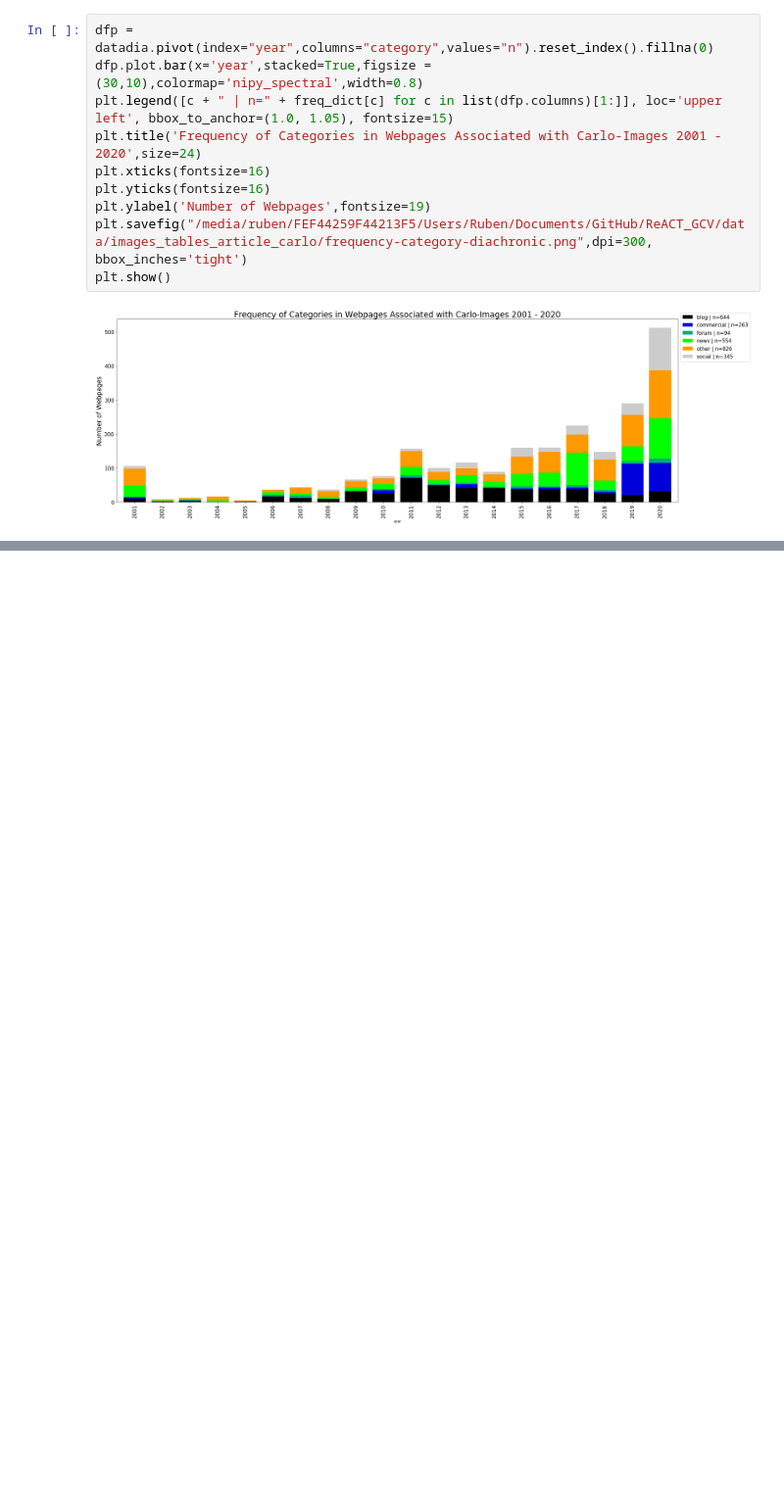
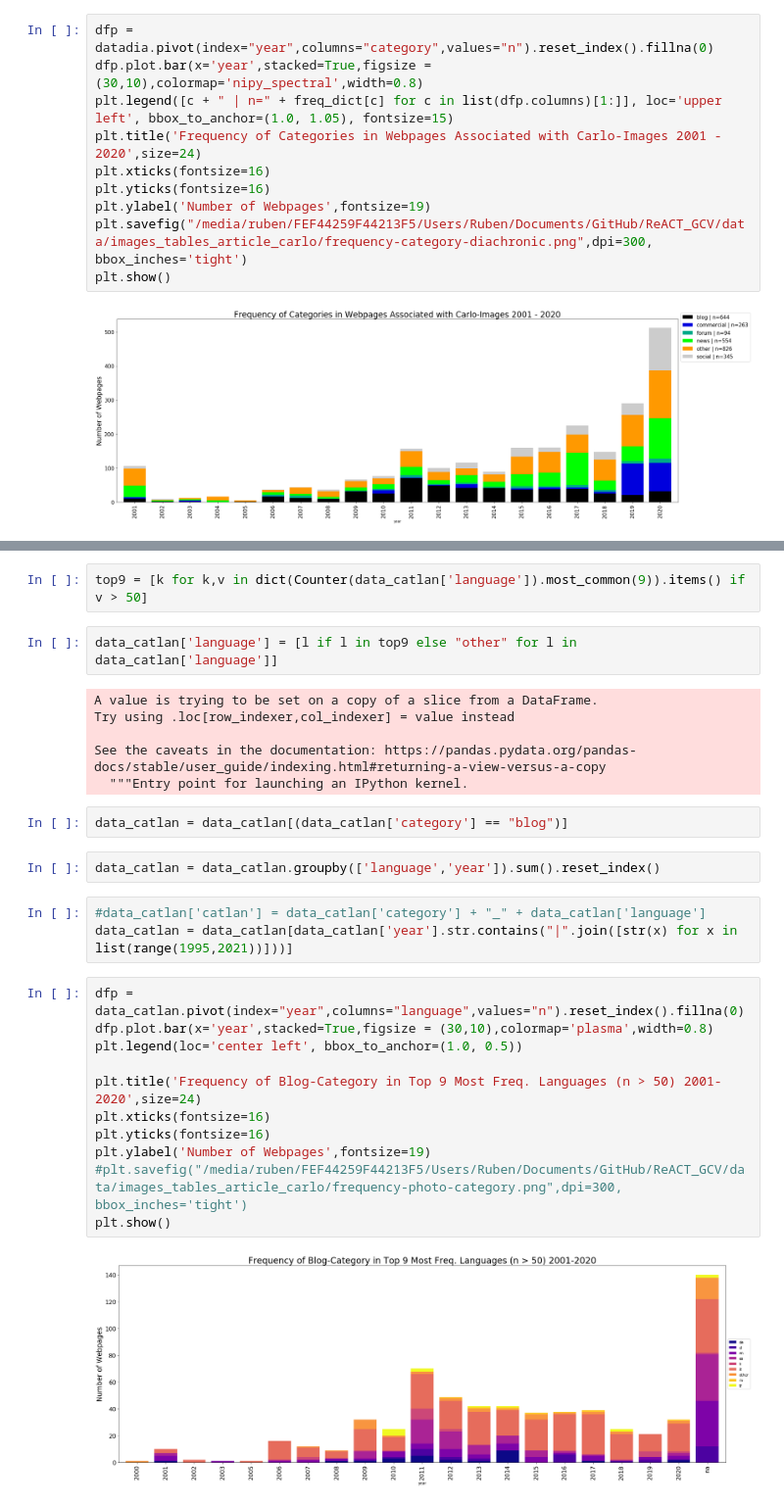
Before and after one commit to rubenros1795/react-gcv-image-analysis, a Jupyter notebook: code/analysis/frequency-categories.ipynb, the cells around one changed output, grey strips where cells are left out. Shown at 98% size. Saved outputs shown, nothing was run; the diff lists cells and outputs as text; blank space fills up the shorter version.

```diff
--- a/code/analysis/frequency-categories.ipynb
+++ b/code/analysis/frequency-categories.ipynb
@@ -123,0 +128,30 @@ plt.show()
+# %%
+top9 = [k for k,v in dict(Counter(data_catlan['language']).most_common(9)).items() if v > 50]
+# %%
+data_catlan['language'] = [l if l in top9 else "other" for l in data_catlan['language']]
+# %% [output]
+A value is trying to be set on a copy of a slice from a DataFrame.
+Try using .loc[row_indexer,col_indexer] = value instead
+
+See the caveats in the documentation: https://pandas.pydata.org/pandas-docs/stable/user_guide/indexing.html#returning-a-view-versus-a-copy
+  """Entry point for launching an IPython kernel.
+# %%
+data_catlan = data_catlan[(data_catlan['category'] == "blog")]
+# %%
+data_catlan = data_catlan.groupby(['language','year']).sum().reset_index()
+# %%
+#data_catlan['catlan'] = data_catlan['category'] + "_" + data_catlan['language']
+data_catlan = data_catlan[data_catlan['year'].str.contains("|".join([str(x) for x in list(range(1995,2021))]))]
+# %%
+dfp = data_catlan.pivot(index="year",columns="language",values="n").reset_index().fillna(0)
+dfp.plot.bar(x='year',stacked=True,figsize = (30,10),colormap='plasma',width=0.8)
+plt.legend(loc='center left', bbox_to_anchor=(1.0, 0.5))
+
+plt.title('Frequency of Blog-Category in Top 9 Most Freq. Languages (n > 50) 2001-2020',size=24)
+plt.xticks(fontsize=16)
+plt.yticks(fontsize=16)
+plt.ylabel('Number of Webpages',fontsize=19)
+#plt.savefig("/media/ruben/FEF44259F44213F5/Users/Ruben/Documents/GitHub/ReACT_GCV/data/images_tables_article_carlo/frequency-photo-category.png",dpi=300, bbox_inches='tight')
+plt.show()
+# %% [output]
+[figure, added]
```
Also changed, not shown: parts of 4 cells of this notebook, 2 other files.
